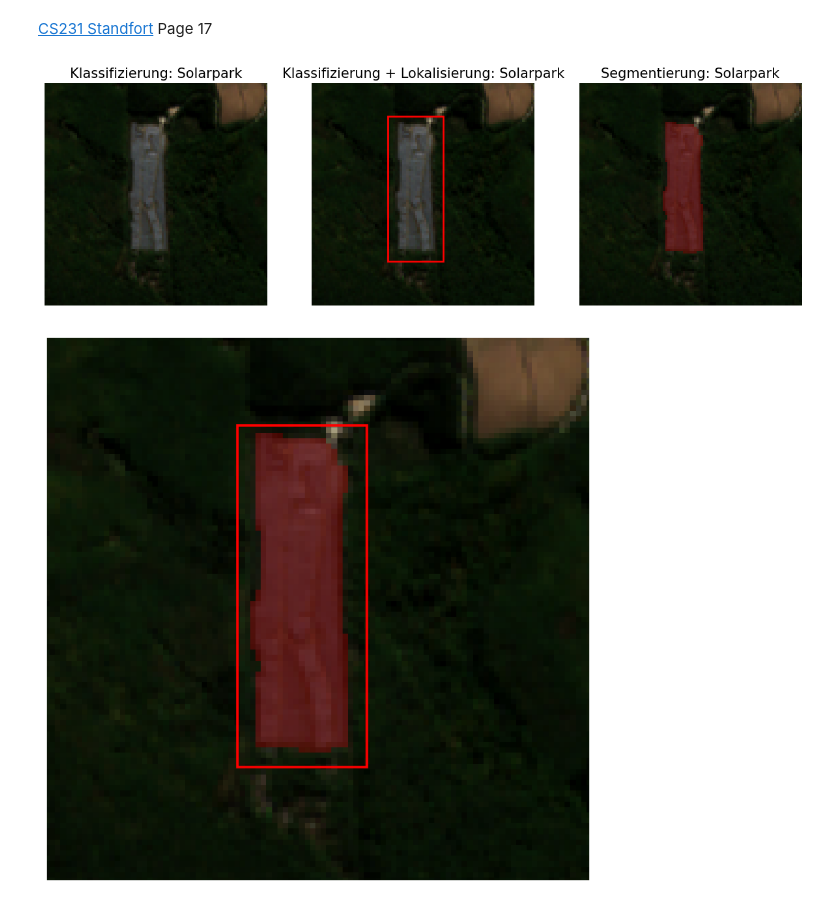
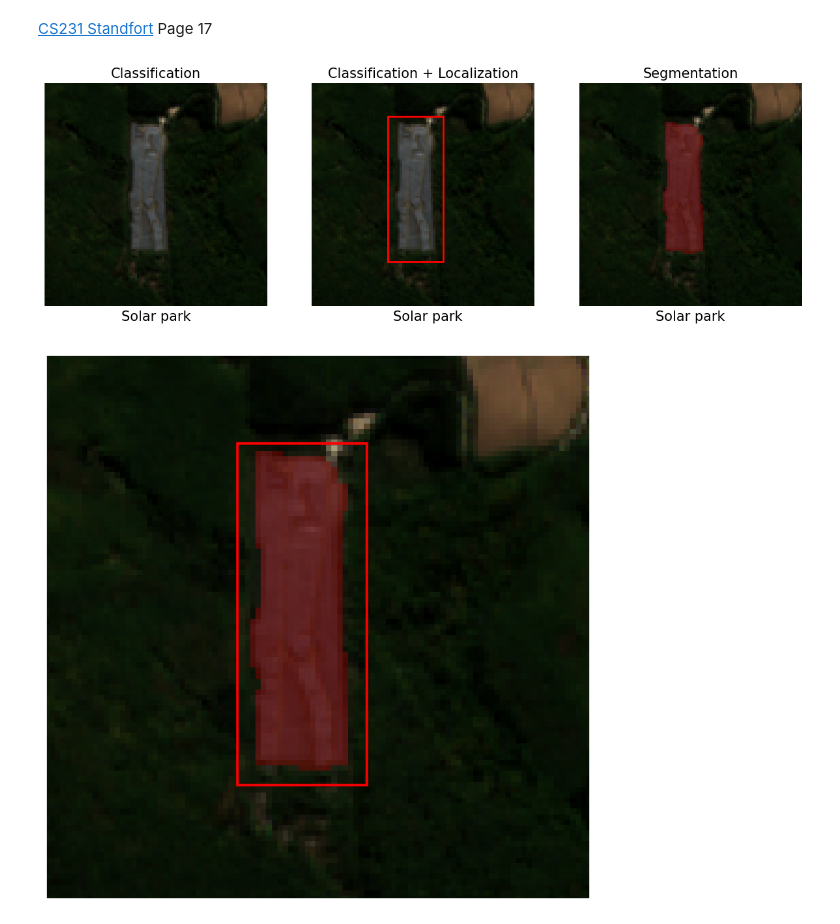
Before and after one commit to Taraman12/Solarpark-detection, a Jupyter notebook: Create_figures_thesis/Introduction_chapter.ipynb, the cells around one changed output. Saved outputs shown, nothing was run; the diff lists cells and outputs as text; code cells hidden in the pictures.

```diff
--- a/Create_figures_thesis/Introduction_chapter.ipynb
+++ b/Create_figures_thesis/Introduction_chapter.ipynb
@@ -65,11 +65,16 @@ def show_rgb_sample(img, mask=None, ax=ax1,  show_mask=True, show_bbox=True, sho
 # %%
 fig, (ax1, ax2, ax3) = plt.subplots(1, 3, figsize=(15, 5))
 show_rgb_sample(img, mask, ax=ax1, show_mask=False, show_bbox=False, show_axis=False)
-ax1.set_title('Klassifizierung: Solarpark', fontsize=15)
+ax1.set_title('Classification', fontsize=15)
+ax1.text(0.5, -0.05, 'Solar park', horizontalalignment='center', verticalalignment='center', transform=ax1.transAxes, fontsize=15)
+
 show_rgb_sample(img, mask, ax=ax2, show_mask=False, show_bbox=True, show_axis=False)
-ax2.set_title('Klassifizierung + Lokalisierung: Solarpark', fontsize=15)
+ax2.set_title('Classification + Localization', fontsize=15)
+ax2.text(1.72, -0.05, 'Solar park', horizontalalignment='center', verticalalignment='center', transform=ax1.transAxes, fontsize=15)
+
 show_rgb_sample(img, mask, ax=ax3, show_mask=True, show_bbox=False, show_axis=False)
-ax3.set_title('Segmentierung: Solarpark', fontsize=15);
+ax3.set_title('Segmentation', fontsize=15)
+ax3.text(2.9, -0.05, 'Solar park', horizontalalignment='center', verticalalignment='center', transform=ax1.transAxes, fontsize=15);
 # %% [output]
-[figure, old version]
+[figure, new version]
 # %%
```
Also changed, not shown: parts of 3 cells of this notebook, 2 other files.
